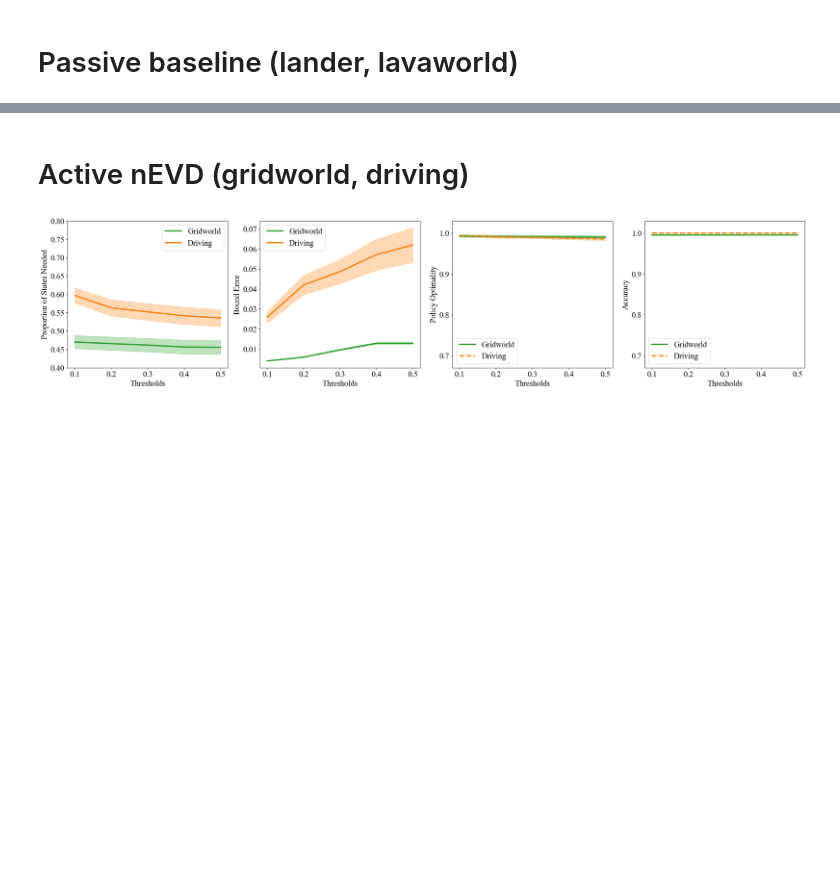
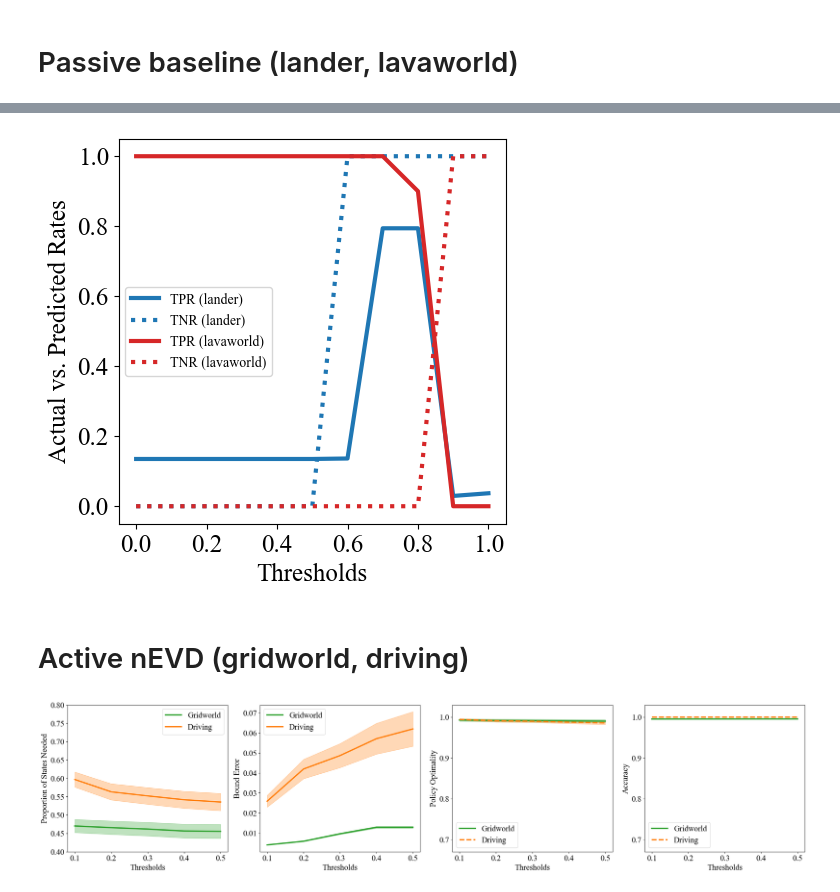
Before and after one commit to dsbrown1331/birl, a Jupyter notebook: organized_plotting.ipynb, the cells around one changed output, grey strips where cells are left out. Saved outputs shown, nothing was run; the diff lists cells and outputs as text; code cells hidden in the pictures; blank space fills up the shorter version.

```diff
--- a/organized_plotting.ipynb
+++ b/organized_plotting.ipynb
@@ -632,5 +676,9 @@ plot_results(lander_baseline_metrics, "lander", baseline_thresholds)
 # %%
-sensitivity_plot(lander_baseline_metrics["confusion_matrices"], "lander", baseline_thresholds)
+sensitivity_plot(lander_baseline_metrics["confusion_matrices"], "lander",
+                 baseline_thresholds,
+                 lavaworld_baseline_metrics["confusion_matrices"], "lavaworld")
+# %% [output]
+[figure, added]
 # %% [markdown]
 # Active nEVD (gridworld, driving)
 # %%
```
Also changed, not shown: parts of 6 cells of this notebook, 1 other file.
